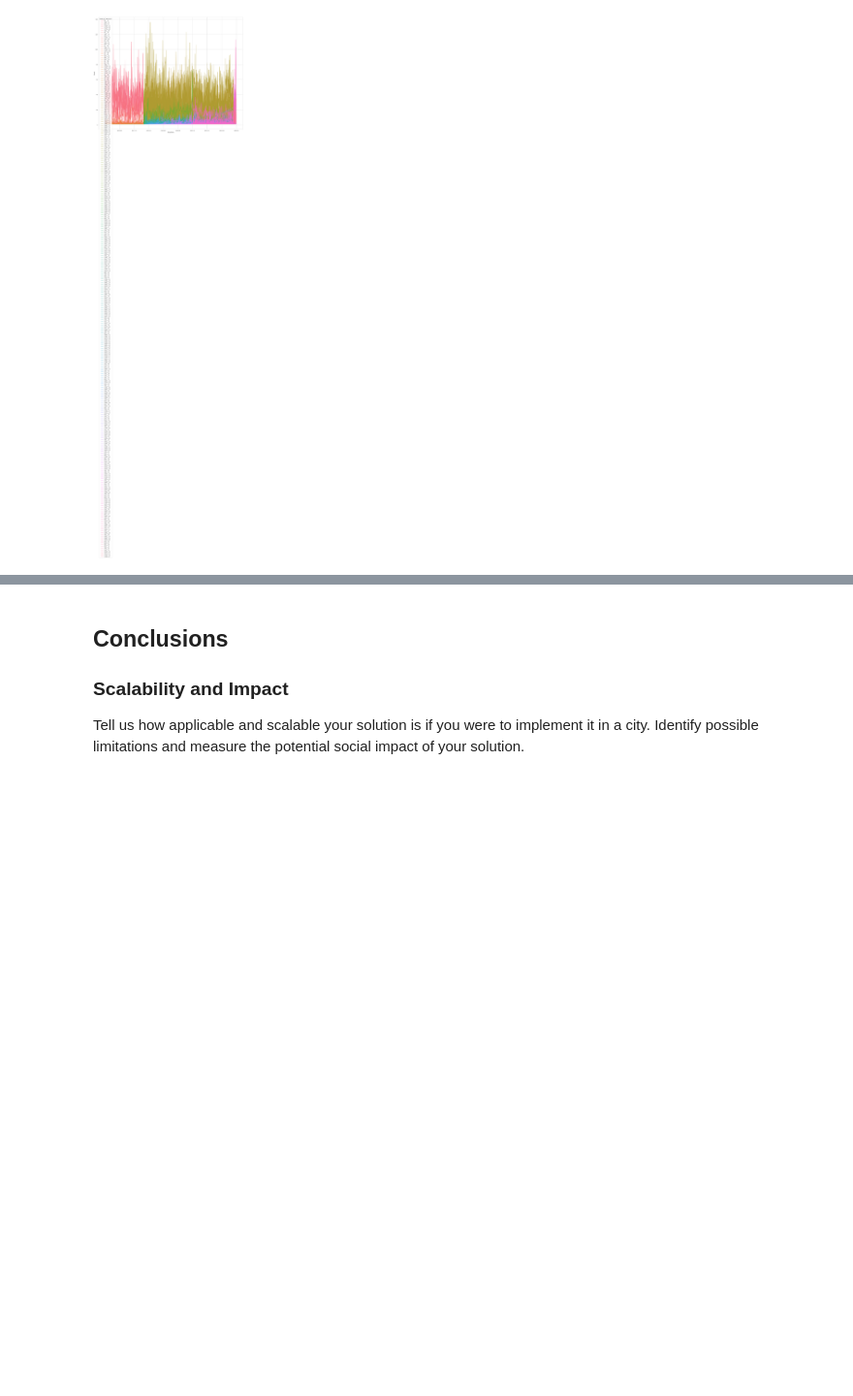
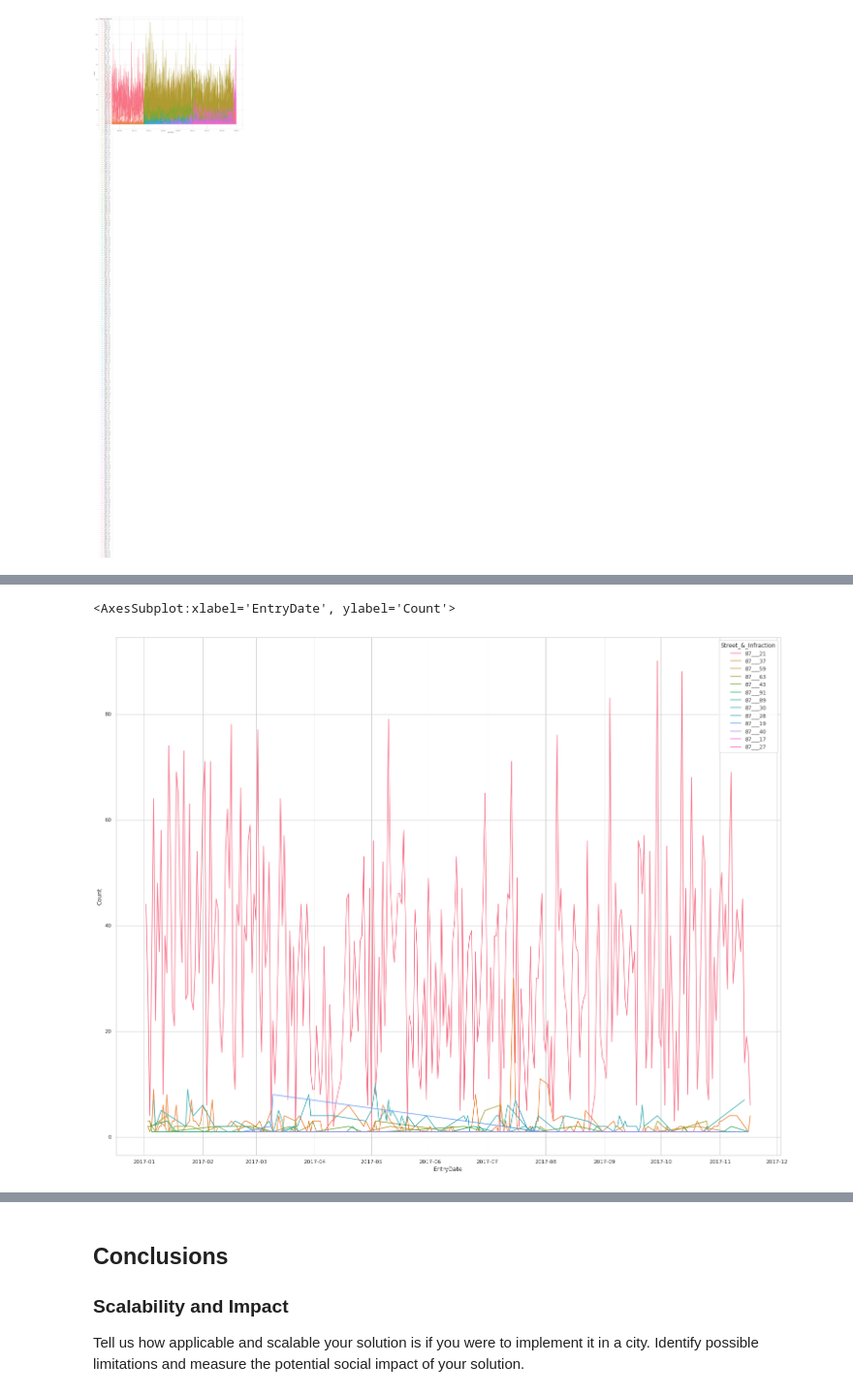
Before and after one commit to anafsa/ChildrenOfJupyter, a Jupyter notebook: Stage-2/Irregular Parking/Identification of patterns and prediction of irregular parking.ipynb, the cells around one changed output, grey strips where cells are left out. Shown at 97% size. Cells and saved outputs as stored; diff of their text form; code cells hidden in the pictures; blank space fills up the shorter version.

```diff
--- a/Stage-2/Irregular Parking/Identification of patterns and prediction of irregular parking.ipynb
+++ b/Stage-2/Irregular Parking/Identification of patterns and prediction of irregular parking.ipynb
@@ -282,0 +299,7 @@ sns.lineplot(data=nIDTS, x="EntryDate", y="Count", hue="Street_&_Infraction", ax
+# %%
+nIDTS_filter = nIDTS[nIDTS['Street']==87]
+fig, ax = pyplot.subplots(figsize=(25,20))
+sns.lineplot(data=nIDTS_filter, x="EntryDate", y="Count", hue="Street_&_Infraction", ax=ax)
+# %% [output]
+<AxesSubplot:xlabel='EntryDate', ylabel='Count'>
+[figure, added]
```
Also changed, not shown: parts of 9 cells of this notebook.
